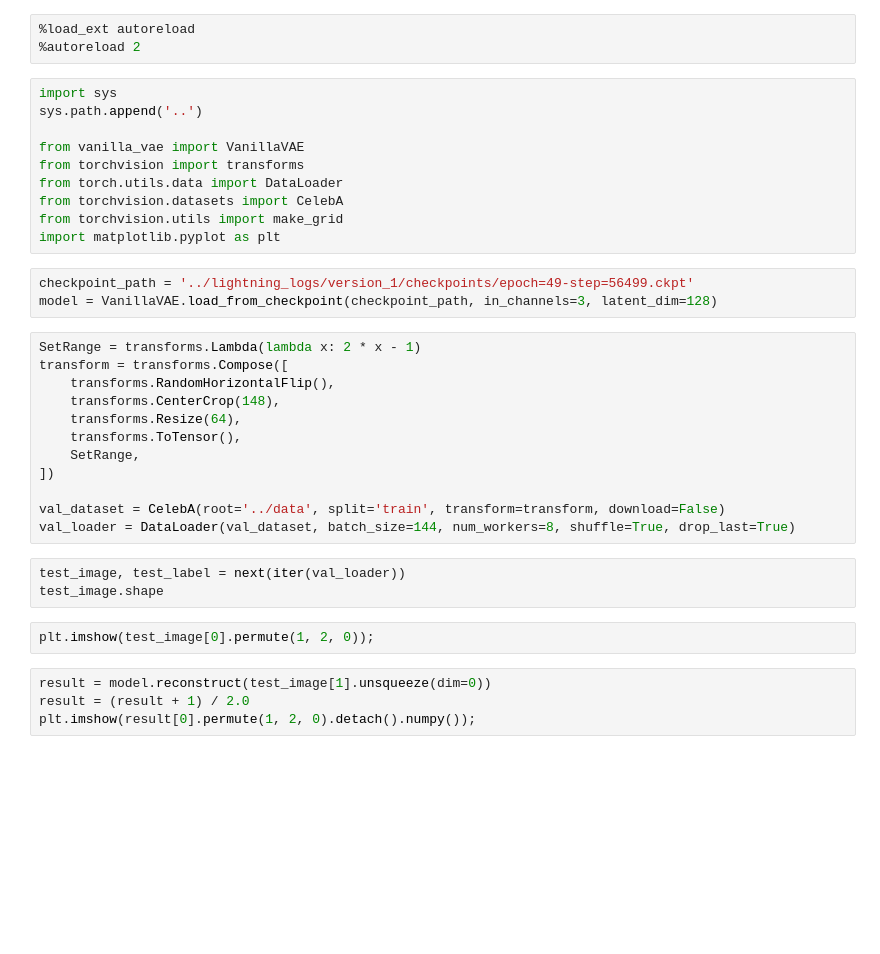
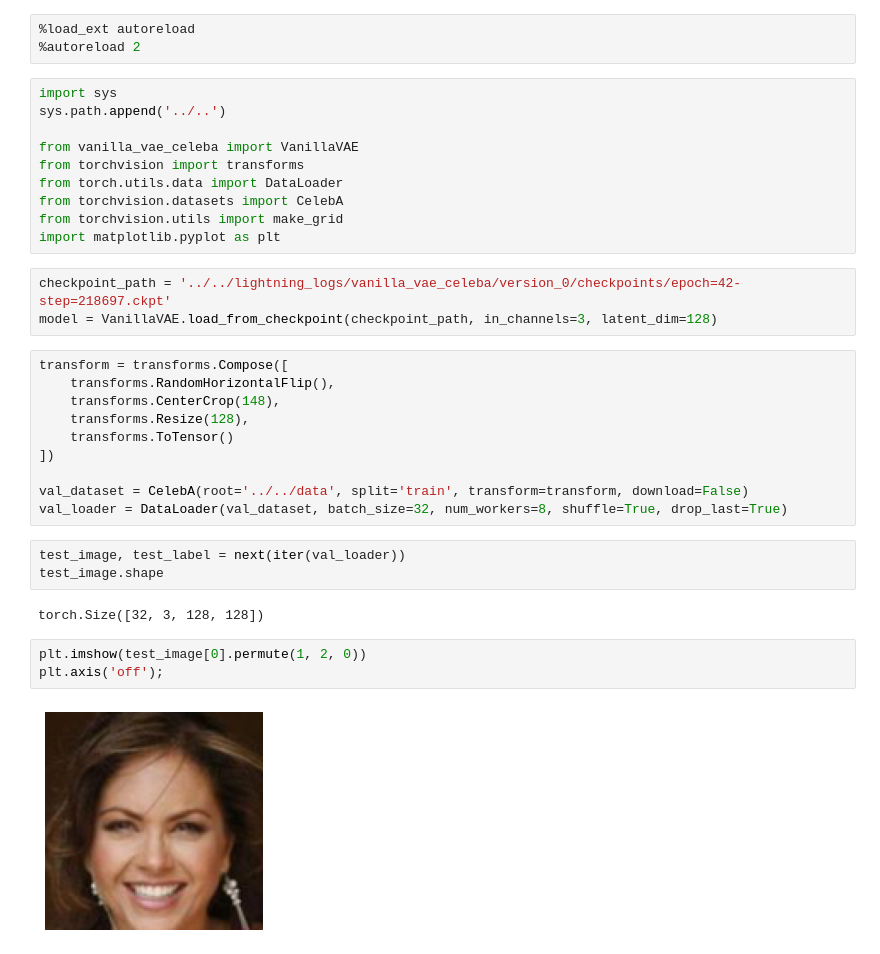
Before and after one commit to aidiary/generative-models-pytorch, a Jupyter notebook: notebooks/vanilla_vae/eval_vanilla_vae.ipynb, the cells around one changed output. Saved outputs shown, nothing was run; the diff lists cells and outputs as text; blank space fills up the shorter version.

Commit message:
Support the latest model

```diff
--- a/notebooks/vanilla_vae/eval_vanilla_vae.ipynb
+++ b/notebooks/vanilla_vae/eval_vanilla_vae.ipynb
@@ -3,36 +3,35 @@
 %autoreload 2
 # %%
 import sys
-sys.path.append('..')
+sys.path.append('../..')
 
-from vanilla_vae import VanillaVAE
+from vanilla_vae_celeba import VanillaVAE
 from torchvision import transforms
 from torch.utils.data import DataLoader
 from torchvision.datasets import CelebA
 from torchvision.utils import make_grid
 import matplotlib.pyplot as plt
 # %%
-checkpoint_path = '../lightning_logs/version_1/checkpoints/epoch=49-step=56499.ckpt'
+checkpoint_path = '../../lightning_logs/vanilla_vae_celeba/version_0/checkpoints/epoch=42-step=218697.ckpt'
 model = VanillaVAE.load_from_checkpoint(checkpoint_path, in_channels=3, latent_dim=128)
 # %%
-SetRange = transforms.Lambda(lambda x: 2 * x - 1)
 transform = transforms.Compose([
     transforms.RandomHorizontalFlip(),
     transforms.CenterCrop(148),
-    transforms.Resize(64),
-    transforms.ToTensor(),
-    SetRange,
+    transforms.Resize(128),
+    transforms.ToTensor()
 ])
 
-val_dataset = CelebA(root='../data', split='train', transform=transform, download=False)
-val_loader = DataLoader(val_dataset, batch_size=144, num_workers=8, shuffle=True, drop_last=True)
+val_dataset = CelebA(root='../../data', split='train', transform=transform, download=False)
+val_loader = DataLoader(val_dataset, batch_size=32, num_workers=8, shuffle=True, drop_last=True)
 # %%
 test_image, test_label = next(iter(val_loader))
 test_image.shape
+# %% [output]
+torch.Size([32, 3, 128, 128])
 # %%
-plt.imshow(test_image[0].permute(1, 2, 0));
+plt.imshow(test_image[0].permute(1, 2, 0))
+plt.axis('off');
+# %% [output]
+[figure, added]
-# %%
-result = model.reconstruct(test_image[1].unsqueeze(dim=0))
-result = (result + 1) / 2.0
-plt.imshow(result[0].permute(1, 2, 0).detach().numpy());
 # %%
```
Also changed, not shown: parts of 4 cells of this notebook, 1 other file.
